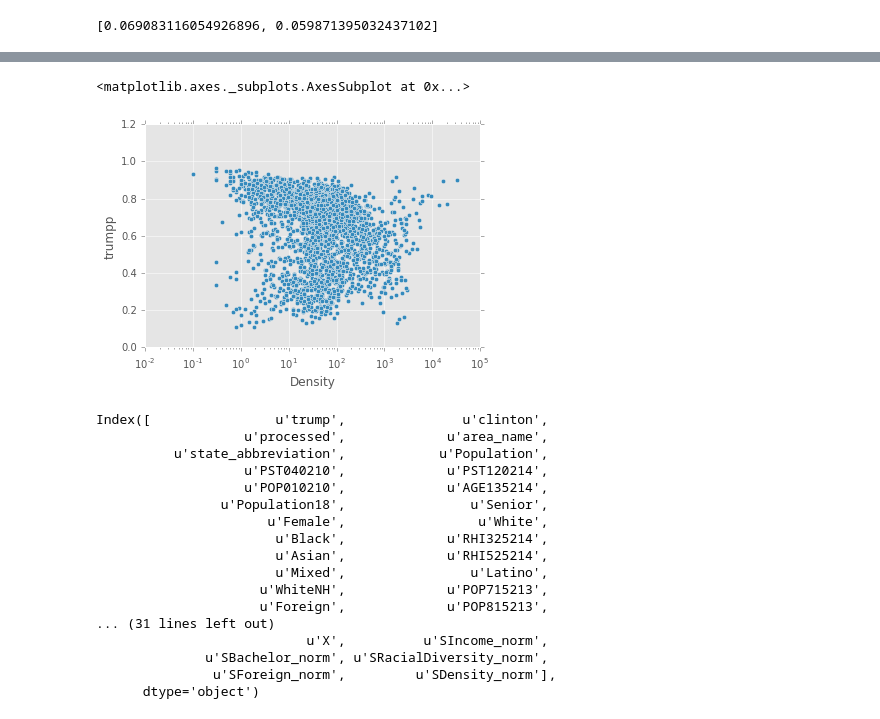
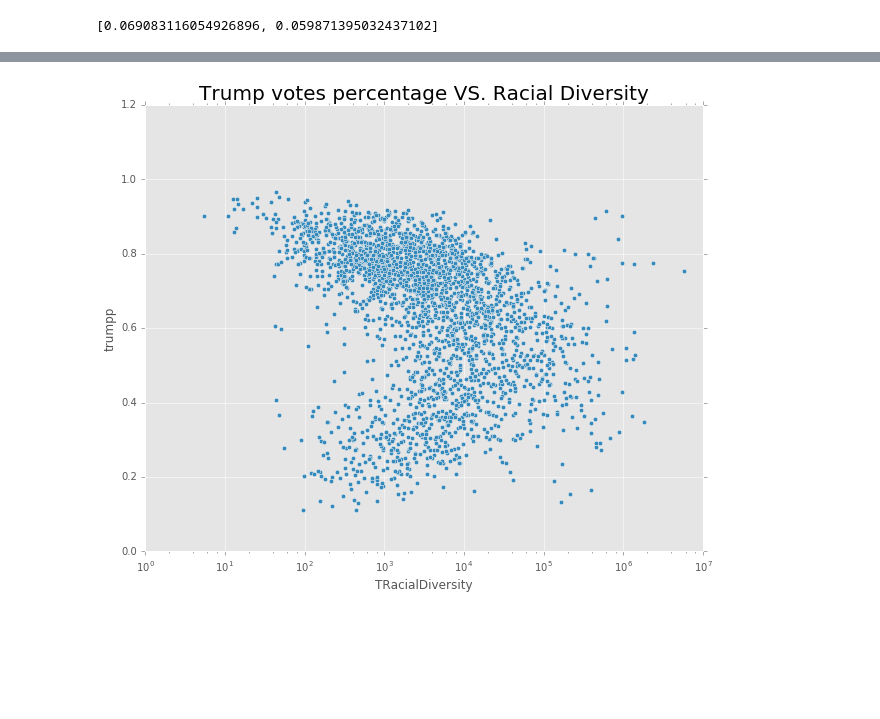
Before and after one commit to jz2575/PUI2016_jz2575, a Jupyter notebook: EC_Project_jz2575/PUI2016_EC_Project.ipynb, the cells around one changed output, grey strips where cells are left out. Cells and saved outputs as stored; diff of their text form; code cells hidden in the pictures; blank space fills up the shorter version.

```diff
--- a/EC_Project_jz2575/PUI2016_EC_Project.ipynb
+++ b/EC_Project_jz2575/PUI2016_EC_Project.ipynb
@@ -46,9 +26,7 @@ data.rename(columns={'PST045214': 'Population'}, inplace=True)
 # %%
 data.rename(columns={'AGE295214': 'Population18'}, inplace=True)
 # %%
-data.rename(columns={'AGE775214': 'Population65'}, inplace=True)
+data.rename(columns={'AGE775214': 'Senior'}, inplace=True)
-# %%
-data.rename(columns={'Population65': 'Senior'}, inplace=True)
 # %%
 data.rename(columns={'SEX255214': 'Female'}, inplace=True)
 # %%
@@ -584,29 +557,10 @@ Warnings:
 [2] The condition number is large, 2.02e+06. This might indicate that there are
 strong multicollinearity or other numerical problems.
 # %%
-data.plot(x='TDensity', y = 'trumpp', kind='scatter', logx=True)
+data.plot(x='TRacialDiversity', y = 'trumpp', kind='scatter', logx=True, figsize=(10,8))
+plt.title('Trump votes percentage VS. Racial Diversity', fontsize=20)
+plt.show()
 # %% [output]
-<matplotlib.axes._subplots.AxesSubplot at 0x...>
-[figure, old version]
+[figure, new version]
 # %%
 from sklearn.ensemble import RandomForestClassifier
-# %%
-data.columns
-# %% [output]
-Index([                u'trump',               u'clinton',
-                   u'processed',             u'area_name',
-          u'state_abbreviation',            u'Population',
-                   u'PST040210',             u'PST120214',
-                   u'POP010210',             u'AGE135214',
-                u'Population18',                u'Senior',
-                      u'Female',                 u'White',
-                       u'Black',             u'RHI325214',
-                       u'Asian',             u'RHI525214',
-                       u'Mixed',                u'Latino',
-                     u'WhiteNH',             u'POP715213',
-                     u'Foreign',             u'POP815213',
-... (31 lines left out)
-                           u'X',          u'SIncome_norm',
-              u'SBachelor_norm', u'SRacialDiversity_norm',
-               u'SForeign_norm',         u'SDensity_norm'],
-      dtype='object')
```
Also changed, not shown: parts of 29 cells of this notebook.
